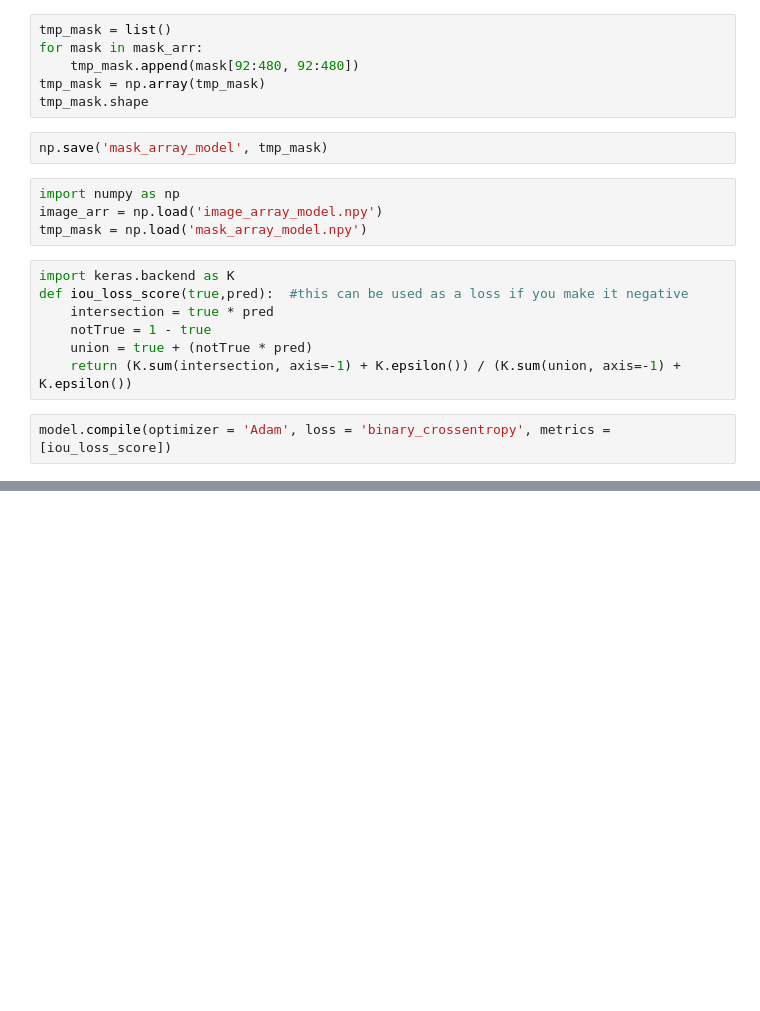
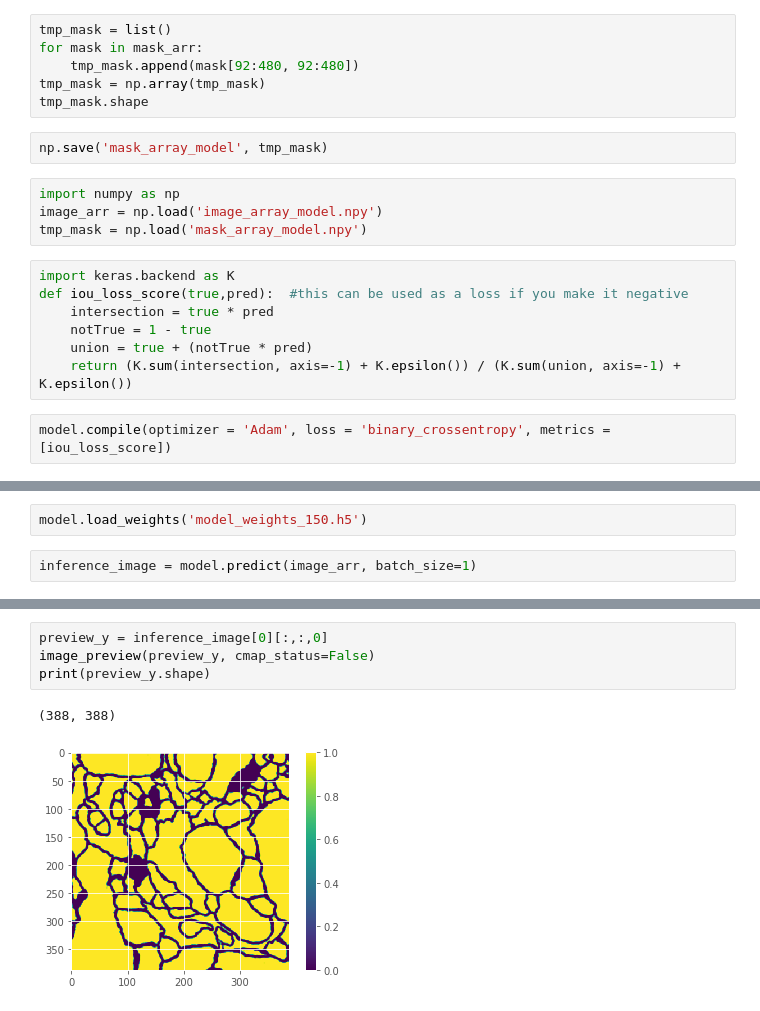
Before and after one commit to charlychiu/U-Net, a Jupyter notebook: model_testing.ipynb, the cells around one changed output, grey strips where cells are left out. Drawn from its saved outputs; the diff is of its cells as text; blank space fills up the shorter version.

```diff
--- a/model_testing.ipynb
+++ b/model_testing.ipynb
@@ -82,0 +79,4 @@ Epoch 1/10
+# %%
+model.load_weights('model_weights_150.h5')
+# %%
+inference_image = model.predict(image_arr, batch_size=1)
@@ -82,0 +105,7 @@ Epoch 1/10
+# %%
+preview_y = inference_image[0][:,:,0]
+image_preview(preview_y, cmap_status=False)
+print(preview_y.shape)
+# %% [output]
+(388, 388)
+[figure, added]
```
Also changed, not shown: parts of 8 cells of this notebook.
